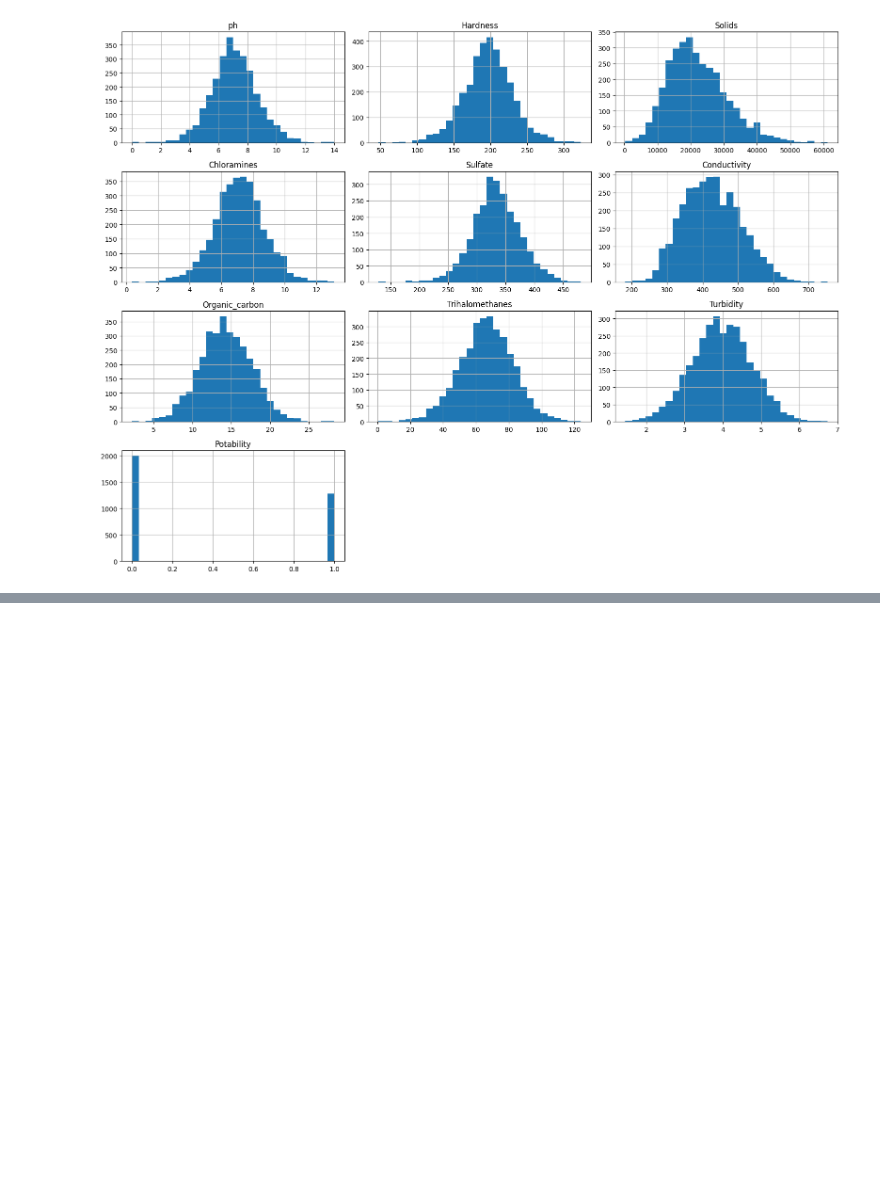
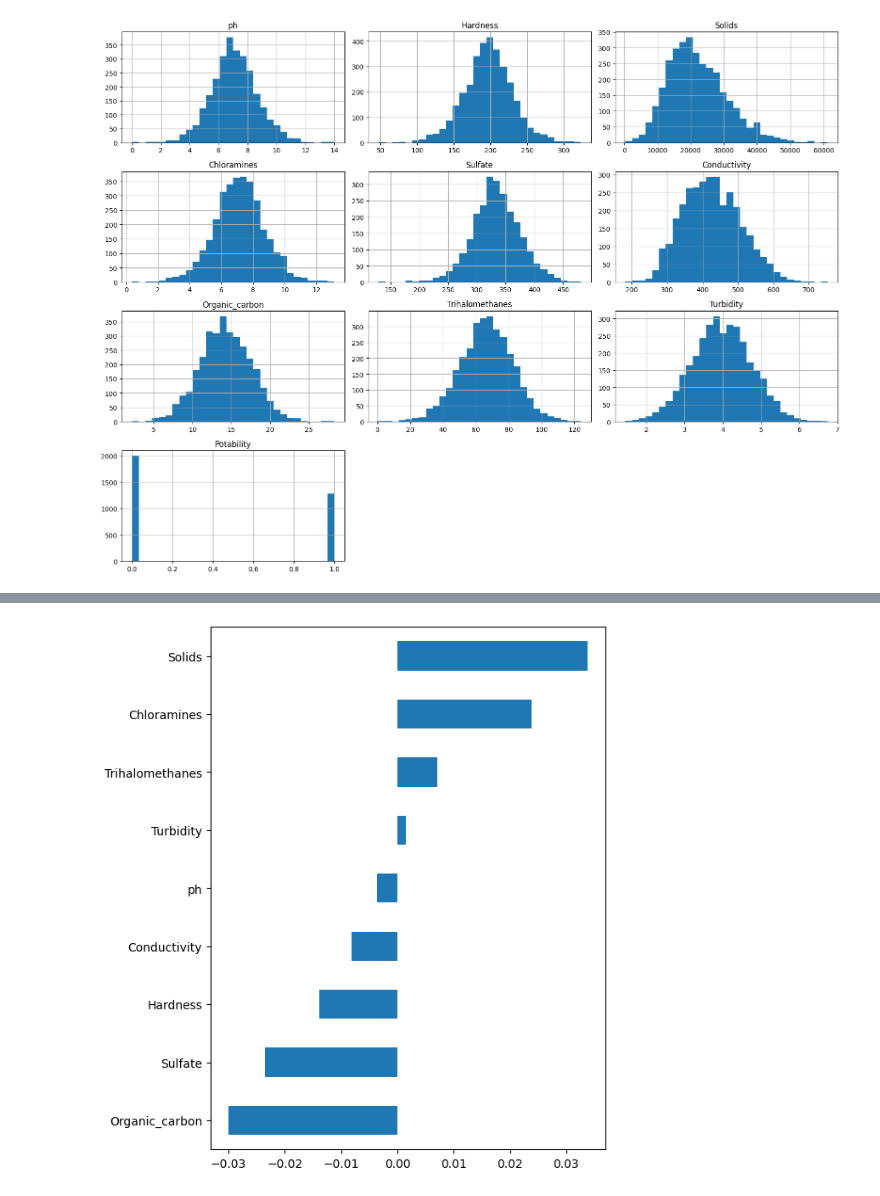
Before and after one commit to 999bagheri/ml-project-, a Jupyter notebook: notebook496a639f84.ipynb, the cells around one changed output, grey strips where cells are left out. Saved outputs shown, nothing was run; the diff lists cells and outputs as text; code cells hidden in the pictures; blank space fills up the shorter version.

```diff
--- a/notebook496a639f84.ipynb
+++ b/notebook496a639f84.ipynb
@@ -145,0 +207,8 @@ plt.show()
+# %%
+plt.figure(figsize=(6,8))
+
+corr["Potability"].drop("Potability").sort_values().plot(kind="barh")
+
+plt.show()
+# %% [output]
+[figure, added]
```
Also changed, not shown: parts of 12 cells of this notebook.
